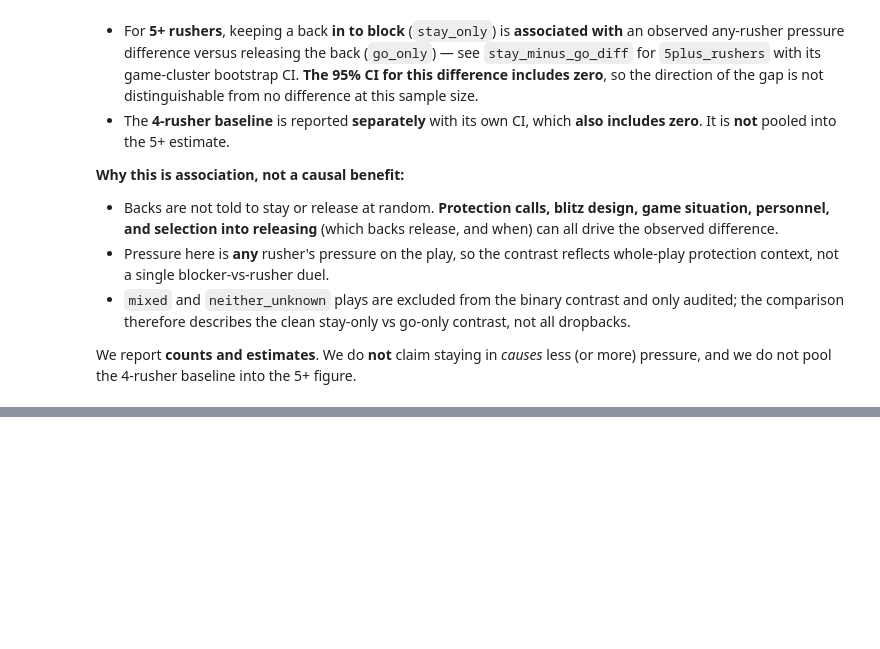
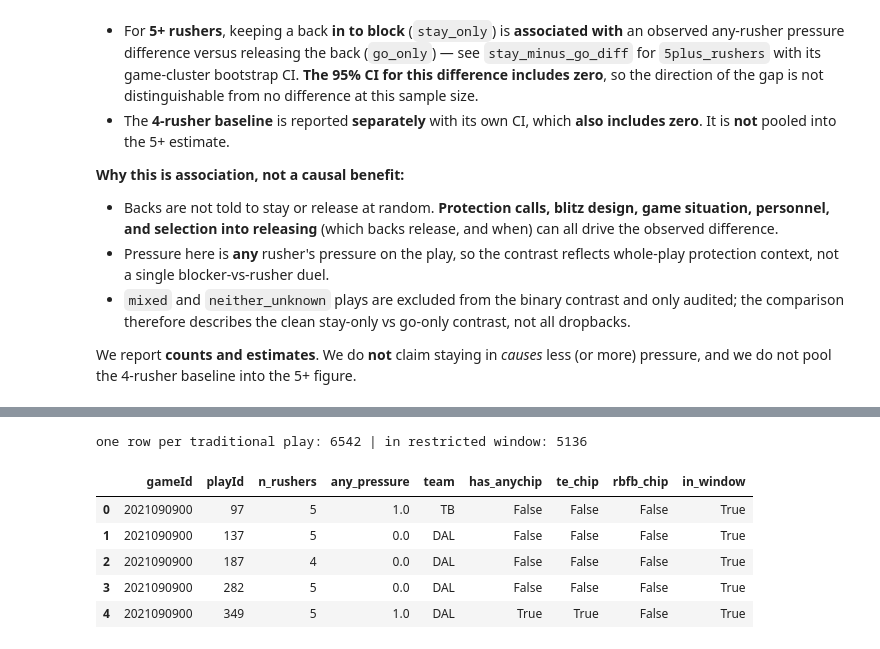
Before and after one commit to isaac-ciravolo/NYUDataBowl, a Jupyter notebook: notebooks/03_pressure_stayorgo.ipynb, the cells around one changed output, grey strips where cells are left out. Cells and saved outputs as stored; diff of their text form; code cells hidden in the pictures; blank space fills up the shorter version.

```diff
--- a/notebooks/03_pressure_stayorgo.ipynb
+++ b/notebooks/03_pressure_stayorgo.ipynb
@@ -986,0 +1167,46 @@ We report **counts and estimates**. We do **not** claim staying in *causes* less
+# %%
+FLAGS = ['pff_hit','pff_hurry','pff_sack']
+def play_pressure(sub):
+    vals = sub[FLAGS]
+    if (vals == 1).to_numpy().any():            # any observed 1 -> pressure
+        return 1.0
+    if (~vals.isna()).all(axis=1).any():        # a fully-observed all-0 rusher -> no pressure
+        return 0.0
+    return np.nan                               # otherwise unknown (excluded)
+
+any_pressure = (pr[['gameId','playId'] + FLAGS].groupby(['gameId','playId'], group_keys=False)
+                .apply(play_pressure).rename('any_pressure'))
+n_rushers = (pr.drop_duplicates(['gameId','playId','nflId'])
+             .groupby(['gameId','playId'])['nflId'].nunique().rename('n_rushers'))
+
+def chip_keys(df):
+    return set(map(tuple, df[['gameId','playId']].drop_duplicates().to_numpy()))
+anychip_keys = chip_keys(trad[(trad['pff_role']=='Pass Route') & (trad['pff_blockType']=='CH')
+                              & (trad['officialPosition'].isin(TE_RB_POSITIONS))])
+te_keys = chip_keys(trad[(trad['officialPosition']=='TE') & (trad['pff_role']=='Pass Route')
+                         & (trad['pff_blockType']=='CH')])
+rbfb_keys = chip_keys(trad[(trad['officialPosition'].isin(RB_POSITIONS))
+                           & (trad['pff_role']=='Pass Route') & (trad['pff_blockType']=='CH')])
+
+play_tbl = pd.concat([n_rushers, any_pressure], axis=1).reset_index()
+play_tbl['n_rushers'] = play_tbl['n_rushers'].fillna(0).astype(int)
+play_tbl['team'] = play_tbl.set_index(['gameId','playId']).index.map(team_lookup)
+def _flag(keys):
+    return [(g, p) in keys for g, p in zip(play_tbl.gameId, play_tbl.playId)]
+play_tbl['has_anychip'] = _flag(anychip_keys)
+play_tbl['te_chip']     = _flag(te_keys)
+play_tbl['rbfb_chip']   = _flag(rbfb_keys)
+play_tbl['in_window']   = _flag(restricted_keys)
+assert play_tbl.duplicated(['gameId','playId']).sum() == 0
+assert play_tbl['team'].isna().sum() == 0
+print('one row per traditional play:', len(play_tbl),
+      '| in restricted window:', int(play_tbl['in_window'].sum()))
+play_tbl.head()
+# %% [output]
+one row per traditional play: 6542 | in restricted window: 5136
+|  | gameId | playId | n_rushers | any_pressure | team | has_anychip | te_chip | rbfb_chip | in_window |
+| 0 | 2021090900 | 97 | 5 | 1.0 | TB | False | False | False | True |
+| 1 | 2021090900 | 137 | 5 | 0.0 | DAL | False | False | False | True |
+| 2 | 2021090900 | 187 | 4 | 0.0 | DAL | False | False | False | True |
+| 3 | 2021090900 | 282 | 5 | 0.0 | DAL | False | False | False | True |
+| 4 | 2021090900 | 349 | 5 | 1.0 | DAL | True | True | False | True |
```
Also changed, not shown: parts of 19 cells of this notebook, 5 other files.
